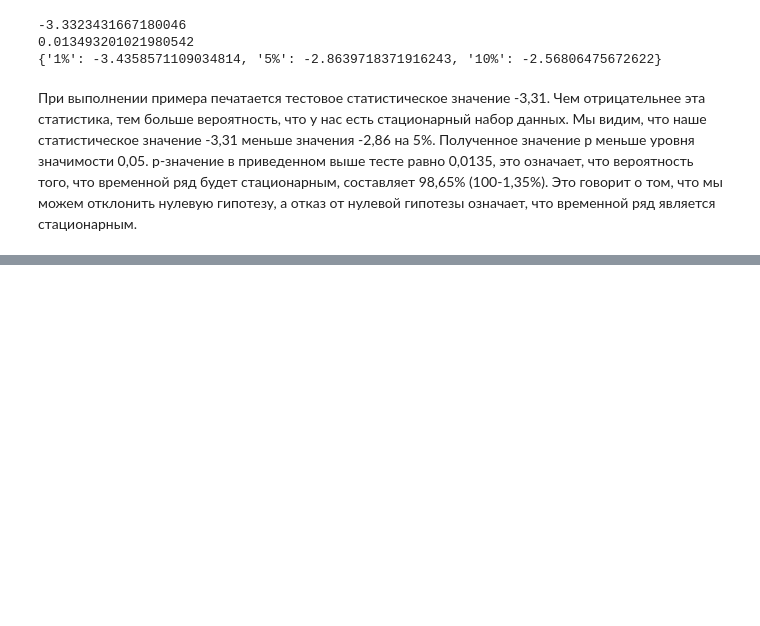
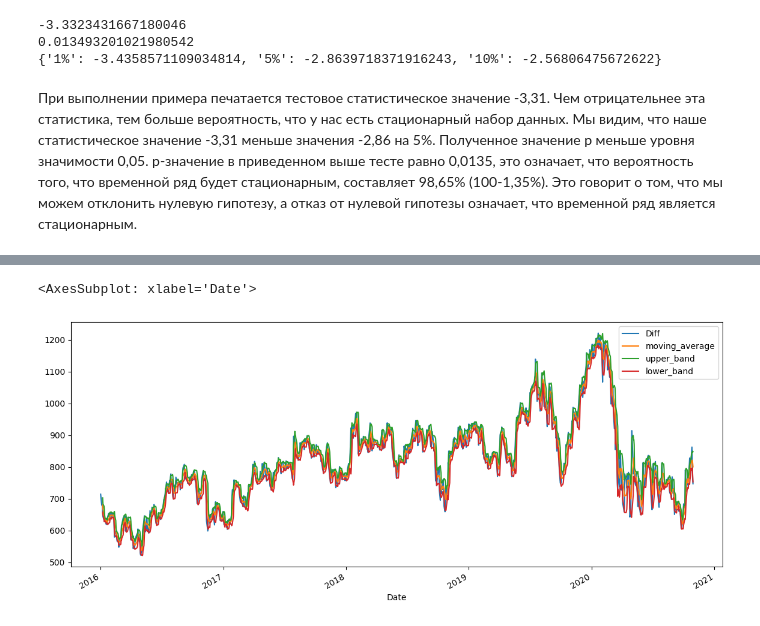
Before and after one commit to Romuldavid/Pair_Traiding, a Jupyter notebook: 3_pt.ipynb, the cells around one changed output, grey strips where cells are left out. Cells and saved outputs as stored; diff of their text form; code cells hidden in the pictures; blank space fills up the shorter version.

```diff
--- a/3_pt.ipynb
+++ b/3_pt.ipynb
@@ -392,0 +425,9 @@ print(adf[4])
+# %%
+prices_df['moving_average'] = prices_df.Diff.rolling(5).mean()
+prices_df['moving_std_dev'] = prices_df.Diff.rolling(5).std()
+prices_df['upper_band'] = prices_df.moving_average + prices_df.moving_std_dev
+prices_df['lower_band'] = prices_df.moving_average - prices_df.moving_std_dev
+prices_df[['Diff', 'moving_average', 'upper_band', 'lower_band']].plot(figsize=(14,6))
+# %% [output]
+<AxesSubplot: xlabel='Date'>
+[figure, added]
```
Also changed, not shown: parts of 9 cells of this notebook.
